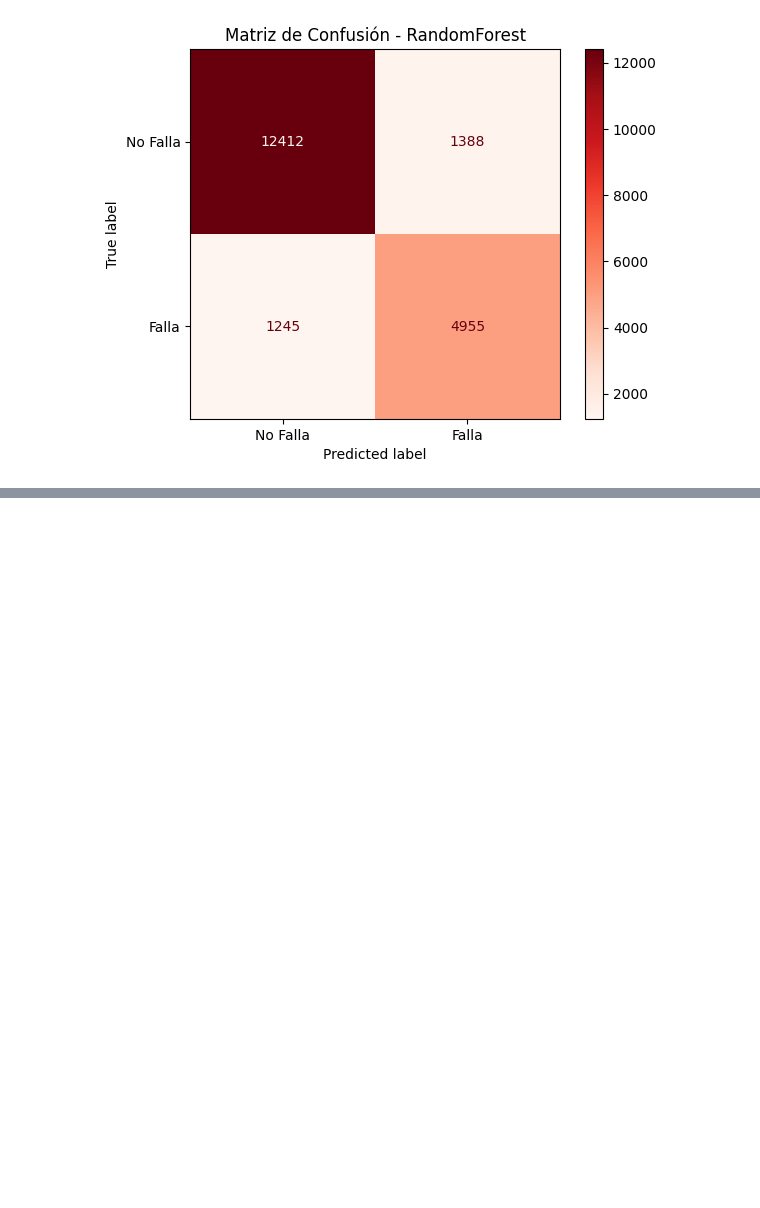
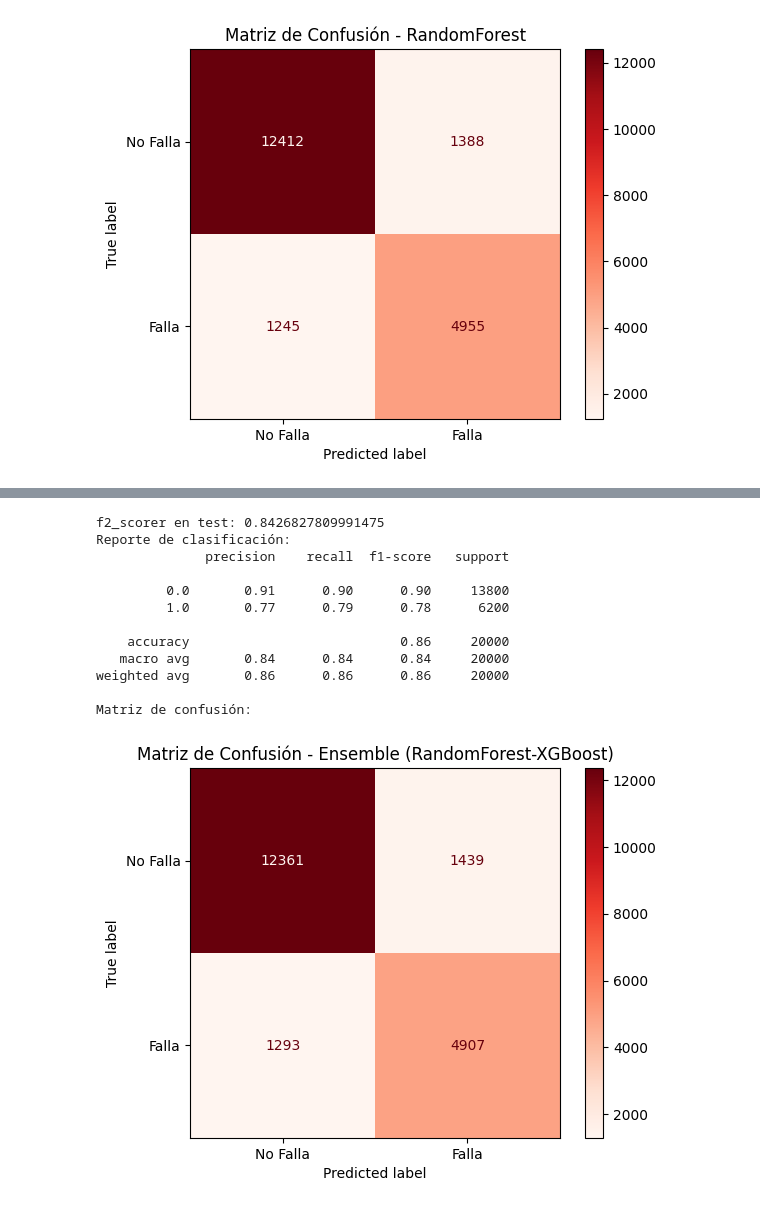
Before and after one commit to HadrianC-hub/Machine-Learning-Project, a Jupyter notebook: src/probl1_randomforest.ipynb, the cells around one changed output, grey strips where cells are left out. Drawn from its saved outputs; the diff is of its cells as text; code cells hidden in the pictures; blank space fills up the shorter version.

Commit message:
Ensemble RandomForest y XGBoost

```diff
--- a/src/probl1_randomforest.ipynb
+++ b/src/probl1_randomforest.ipynb
@@ -233,0 +236,10 @@ Matriz de confusión:
+# %%
+xgboost = load_model('probl1_xgboost', 'models/probl1_xgboost_20251222_153103.joblib')
+# %%
+ensemble_final = VotingClassifier(
+    estimators=[('xgb', xgboost), ('rf', pipeline)],
+    voting='soft',
+    weights=None
+)
+
+ensemble_final.fit(X_train, y_train)
@@ -233,0 +264,30 @@ Matriz de confusión:
+# %%
+y_pred = ensemble_final.predict(X_test)
+
+print("f2_scorer en test:",
+      fbeta_score(y_test, y_pred, beta=2, average="macro"))
+print("Reporte de clasificación:")
+print(classification_report(y_test, y_pred))
+print("Matriz de confusión:")
+cm = confusion_matrix(y_test, y_pred)
+# Plot it using the ConfusionMatrixDisplay imported
+disp = ConfusionMatrixDisplay(confusion_matrix=cm,
+                             display_labels=['No Falla', 'Falla'],
+                             )
+disp.plot(cmap='Reds')
+plt.title('Matriz de Confusión - Ensemble (RandomForest-XGBoost)')
+plt.show()
+# %% [output]
+f2_scorer en test: 0.8426827809991475
+Reporte de clasificación:
+              precision    recall  f1-score   support
+
+         0.0       0.91      0.90      0.90     13800
+         1.0       0.77      0.79      0.78      6200
+
+    accuracy                           0.86     20000
+   macro avg       0.84      0.84      0.84     20000
+weighted avg       0.86      0.86      0.86     20000
+
+Matriz de confusión:
+[figure, added]
```
Also changed, not shown: parts of 2 cells of this notebook.
